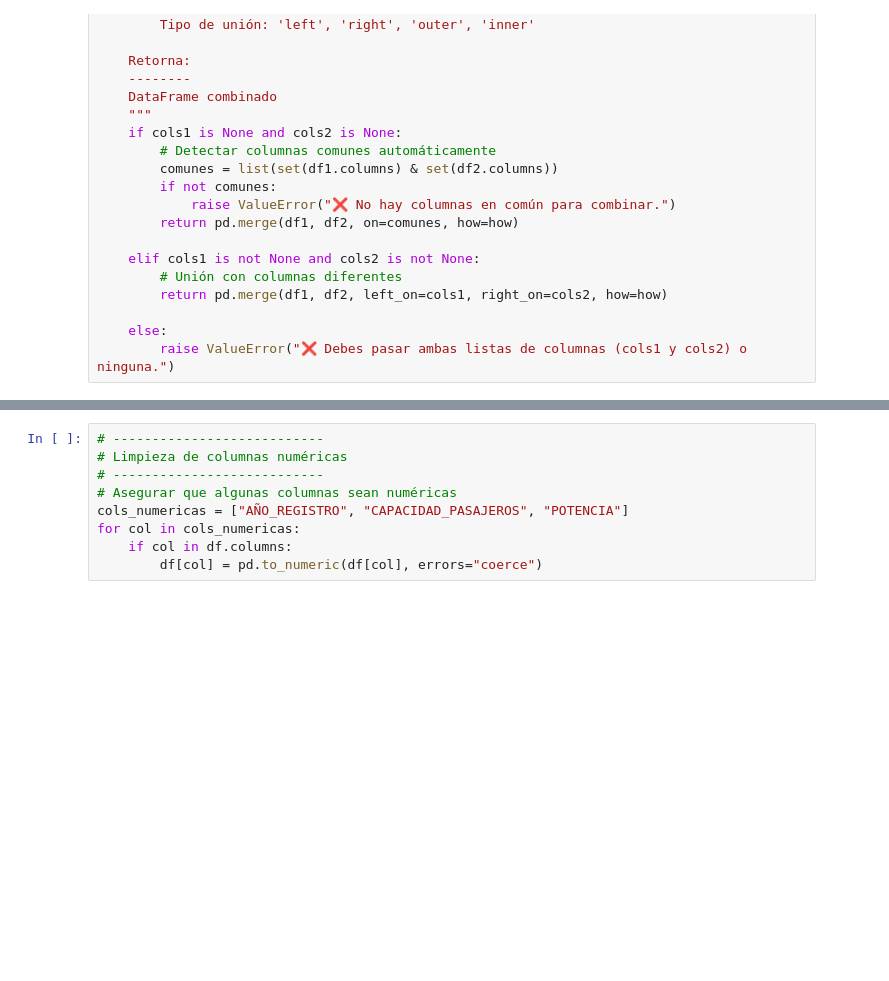
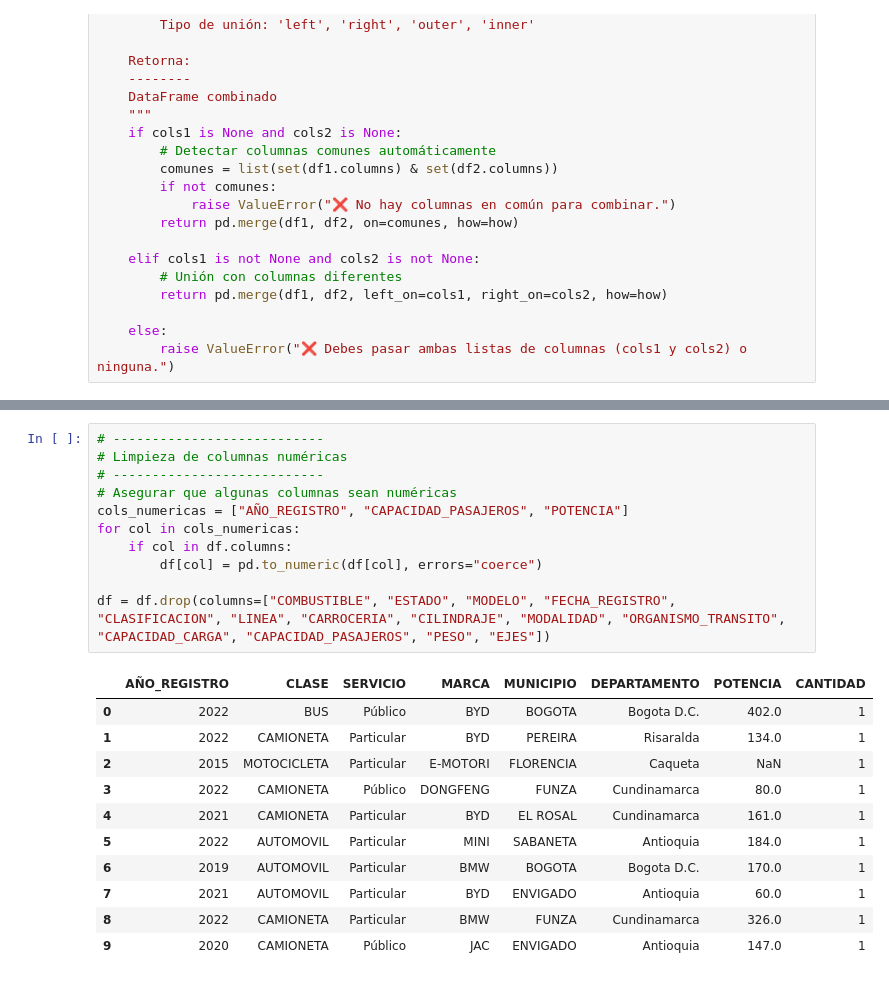
Before and after one commit to kelvinocampo/GRUPO-2-BOOTCAMP-ANALISIS-DE-DATOS, a Jupyter notebook: EV.ipynb, the cells around one changed output, grey strips where cells are left out. Drawn from its saved outputs; the diff is of its cells as text; blank space fills up the shorter version.

```diff
--- a/EV.ipynb
+++ b/EV.ipynb
@@ -76,12 +120,26 @@ df = leer_archivo(ruta)
 # %%
 # ---------------------------
 # Limpieza de columnas numéricas
 # ---------------------------
 # Asegurar que algunas columnas sean numéricas
 cols_numericas = ["AÑO_REGISTRO", "CAPACIDAD_PASAJEROS", "POTENCIA"]
 for col in cols_numericas:
     if col in df.columns:
         df[col] = pd.to_numeric(df[col], errors="coerce")
+
+df = df.drop(columns=["COMBUSTIBLE", "ESTADO", "MODELO", "FECHA_REGISTRO", "CLASIFICACION", "LINEA", "CARROCERIA", "CILINDRAJE", "MODALIDAD", "ORGANISMO_TRANSITO", "CAPACIDAD_CARGA", "CAPACIDAD_PASAJEROS", "PESO", "EJES"])
+# %% [output]
+|  | AÑO_REGISTRO | CLASE | SERVICIO | MARCA | MUNICIPIO | DEPARTAMENTO | POTENCIA | CANTIDAD |
+| 0 | 2022 | BUS | Público | BYD | BOGOTA | Bogota D.C. | 402.0 | 1 |
+| 1 | 2022 | CAMIONETA | Particular | BYD | PEREIRA | Risaralda | 134.0 | 1 |
+| 2 | 2015 | MOTOCICLETA | Particular | E-MOTORI | FLORENCIA | Caqueta | NaN | 1 |
+| 3 | 2022 | CAMIONETA | Público | DONGFENG | FUNZA | Cundinamarca | 80.0 | 1 |
+| 4 | 2021 | CAMIONETA | Particular | BYD | EL ROSAL | Cundinamarca | 161.0 | 1 |
+| 5 | 2022 | AUTOMOVIL | Particular | MINI | SABANETA | Antioquia | 184.0 | 1 |
+| 6 | 2019 | AUTOMOVIL | Particular | BMW | BOGOTA | Bogota D.C. | 170.0 | 1 |
+| 7 | 2021 | AUTOMOVIL | Particular | BYD | ENVIGADO | Antioquia | 60.0 | 1 |
+| 8 | 2022 | CAMIONETA | Particular | BMW | FUNZA | Cundinamarca | 326.0 | 1 |
+| 9 | 2020 | CAMIONETA | Público | JAC | ENVIGADO | Antioquia | 147.0 | 1 |
 # %%
 # ---------------------------
 # 1. Vehículos registrados por año
```
Also changed, not shown: parts of 9 cells of this notebook, 1 other file.
